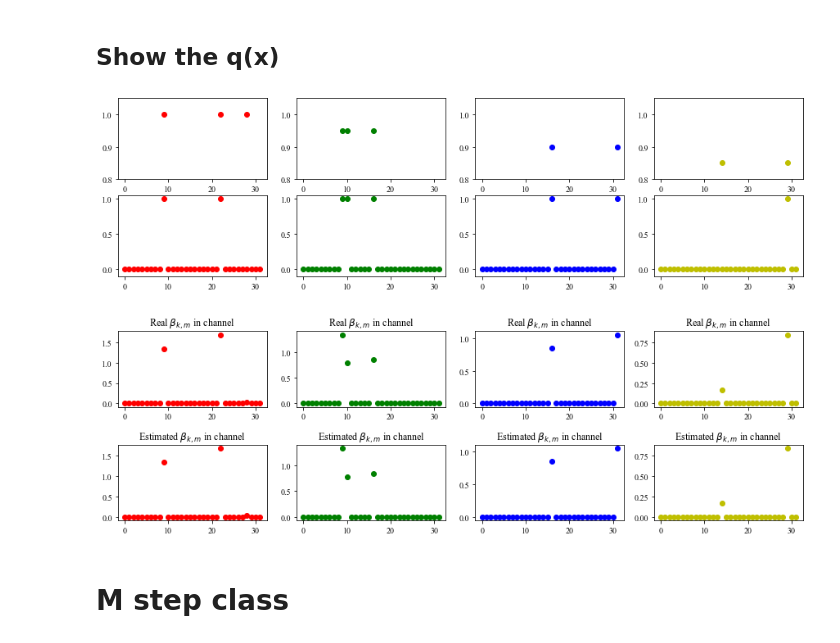
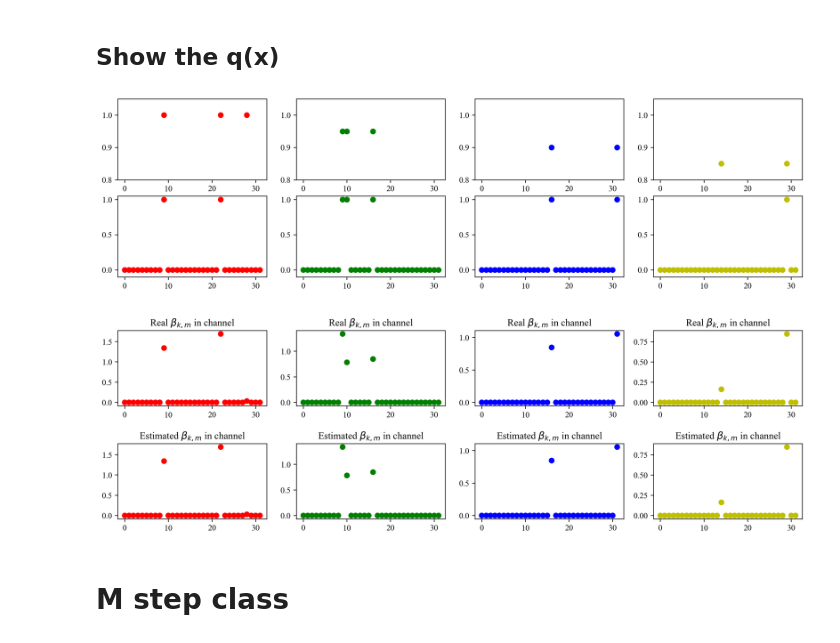
Before and after one commit to Brook1711/RIS-Angular-Domain, a Jupyter notebook: code_main/Alg.ipynb, the cells around one changed output. Drawn from its saved outputs; the diff is of its cells as text; code cells hidden in the pictures.

```diff
--- a/code_main/Alg.ipynb
+++ b/code_main/Alg.ipynb
@@ -804,34 +804,34 @@ perfect_Sigma=E_step_instance.Sigma.copy()
 # %% [markdown]
 ## Show the q(x)
 # %%
-plt.figure(figsize=(15,4))
+plt.figure(figsize=(15,4), dpi = 300)
 for k in range(K):
     plt.subplot(2,K,k+1)
     plt.scatter(np.array(range(M)), channel_support_for_all_users[k] * (1-0.05*k), color=color_list[k])
     plt.ylim(0.8, 1.05)
     plt.subplot(2,K,K + k+1)
     plt.scatter(np.array(range(M)), E_step_instance.widetilde_pi[k], color=color_list[k])
     plt.ylim(-0.1, 1.05)
 
 
-plt.figure(figsize=(15,4))
+plt.figure(figsize=(15,4), dpi = 300)
 # print(np.array(np.reshape(E_step_instance.Mu[0],(1,-1)))[0])
 for k in range(K):
     plt.subplot(2,K,k+1)
     plt.title(r'Real $\beta_{k,m}$ in channel')
     plt.scatter(np.array(range(M)), np.abs(np.array(channel_support_for_all_users[k]) * Beta_true), color = color_list[k] )
     plt.subplot(2,K,K+k+1)
     plt.title(r'Estimated $\beta_{k,m}$ in channel')
     plt.scatter(np.array(range(M)), np.abs(np.array(np.reshape(E_step_instance.Mu[k],(1,-1)))[0]), color=color_list[k])
     plt.subplots_adjust(left=0.125,
                     bottom=0.1,
                     right=0.9,
                     top=0.9,
                     wspace=0.2,
                     hspace=0.5)
 # %% [output]
-[figure, old version]
+[figure, new version]
-[figure, old version]
+[figure, new version]
 # %% [markdown]
 # M step class
 # %%
```
Also changed, not shown: parts of 14 cells of this notebook.
